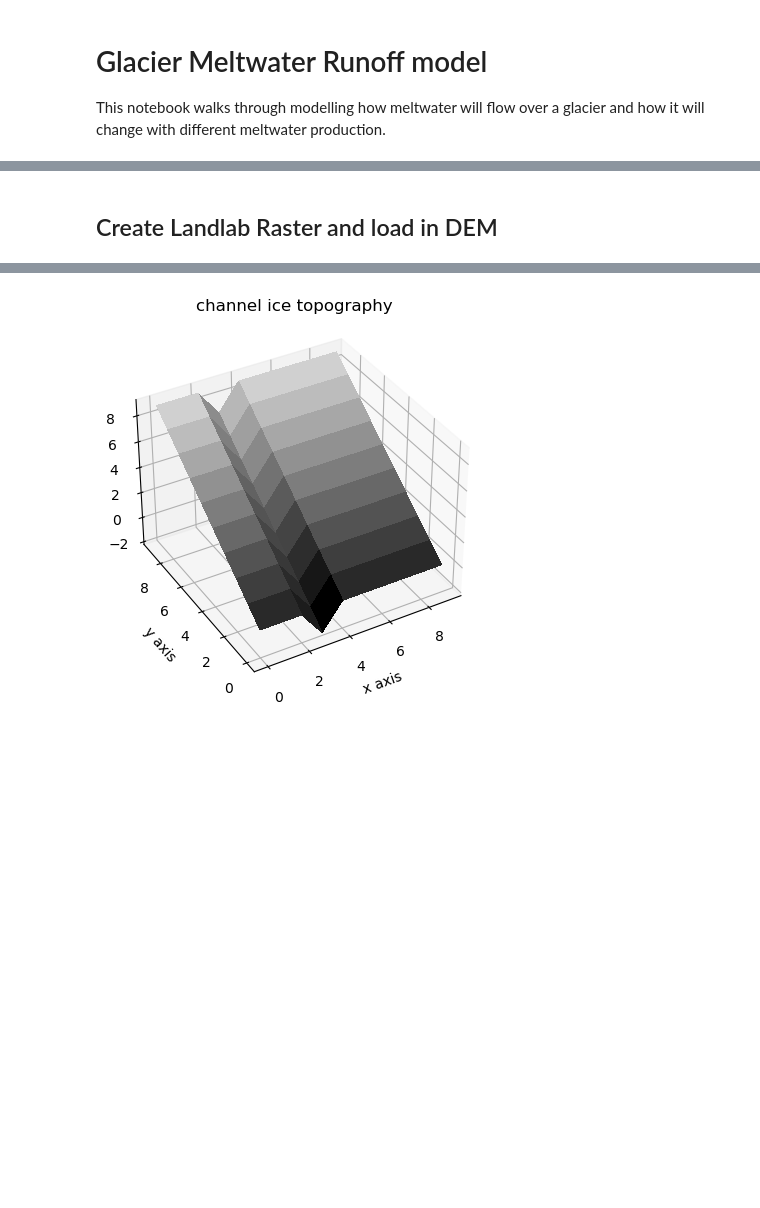
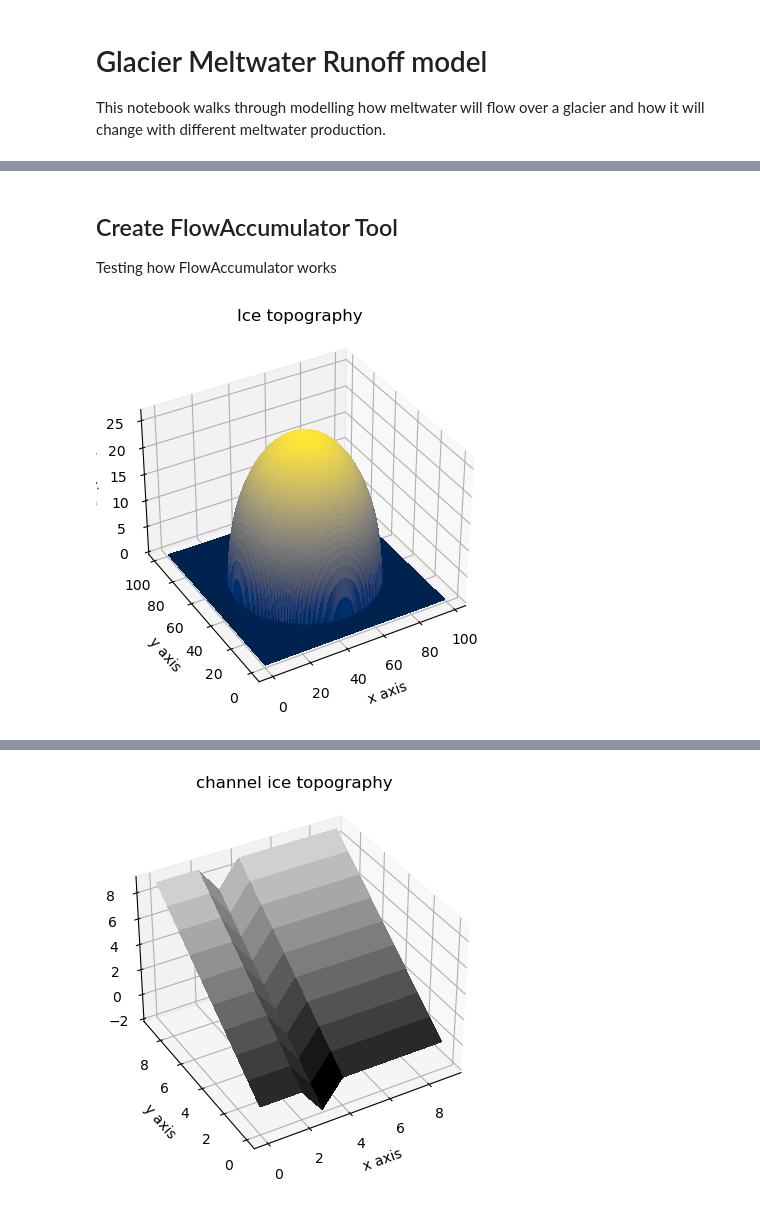
Before and after one commit to csdms-espin/ESPIn_2023_glacial_water_routing, a Jupyter notebook: MeltwaterRunoff.ipynb, the cells around one changed output, grey strips where cells are left out. Drawn from its saved outputs; the diff is of its cells as text; code cells hidden in the pictures; blank space fills up the shorter version.

```diff
--- a/MeltwaterRunoff.ipynb
+++ b/MeltwaterRunoff.ipynb
@@ -13,5 +109,6 @@ import numpy as np
 # %% [markdown]
-## Create Landlab Raster and load in DEM
+## Create FlowAccumulator Tool
+Testing how FlowAccumulator works
 # %%
 # plotting routine to make 3d plot of our surface
 def surf_plot(mg,surface='topographic__elevation',title='Ice topography'):
@@ -37,6 +134,15 @@ def surf_plot(mg,surface='topographic__elevation',title='Ice topography'):
     ax.set_zlabel('elevation')
     plt.title(title)
     plt.show()
+# %%
+mg = RasterModelGrid((100,100))
+
+z2 = 700 - 0.5*((mg.y_of_node-50)**2 + (mg.x_of_node-50)**2)
+z2[z2 <0]=0
+elev = mg.add_field('topographic__elevation',np.sqrt(z2),at='node')
+surf_plot(mg)
+# %% [output]
+[figure, added]
 # %%
 mg1 = RasterModelGrid((10,10))
 elev = mg1.add_field("topographic__elevation", mg1.y_of_node+ 0.1 * (mg1.x_of_node-4)**2, at="node",clobber=True)
```
Also changed, not shown: parts of 10 cells of this notebook.
